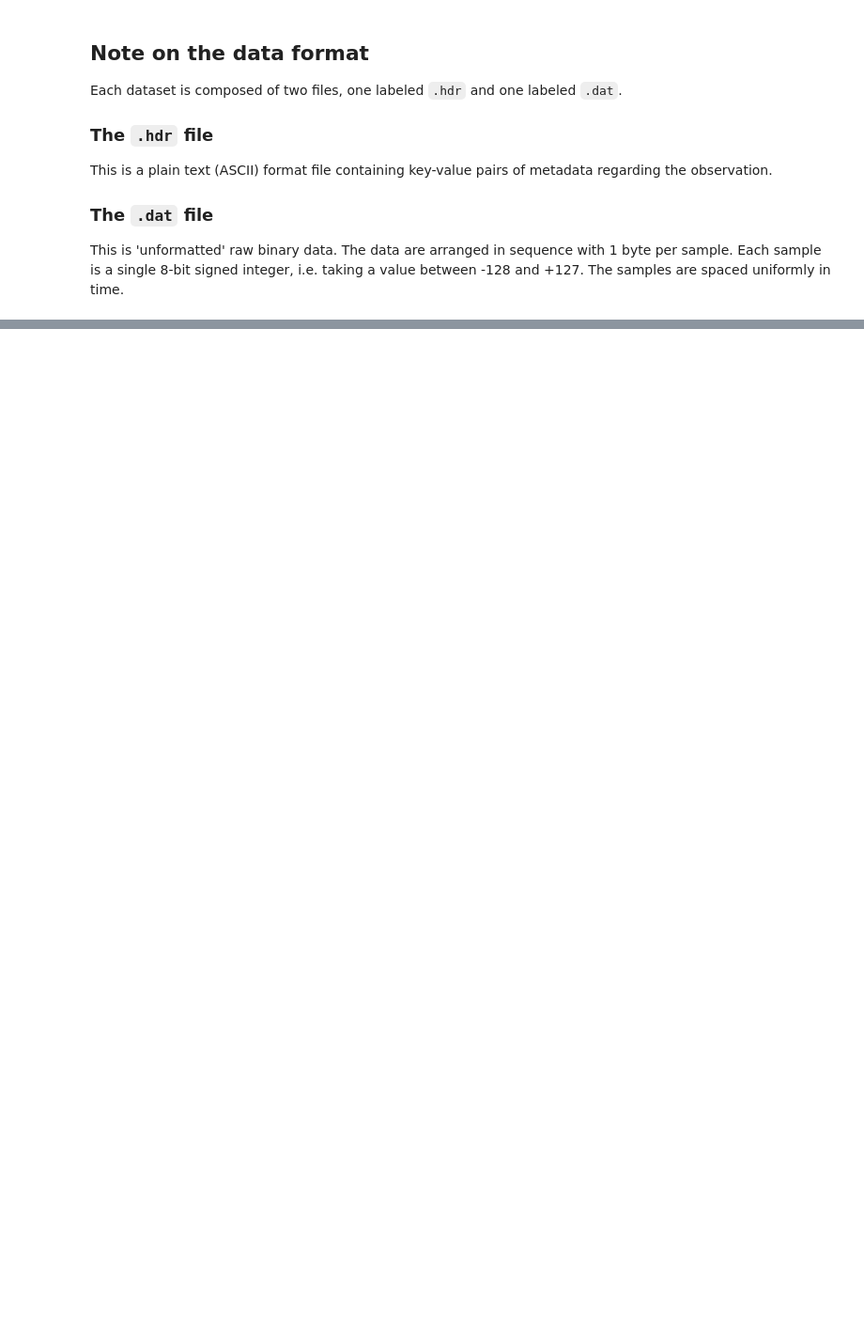
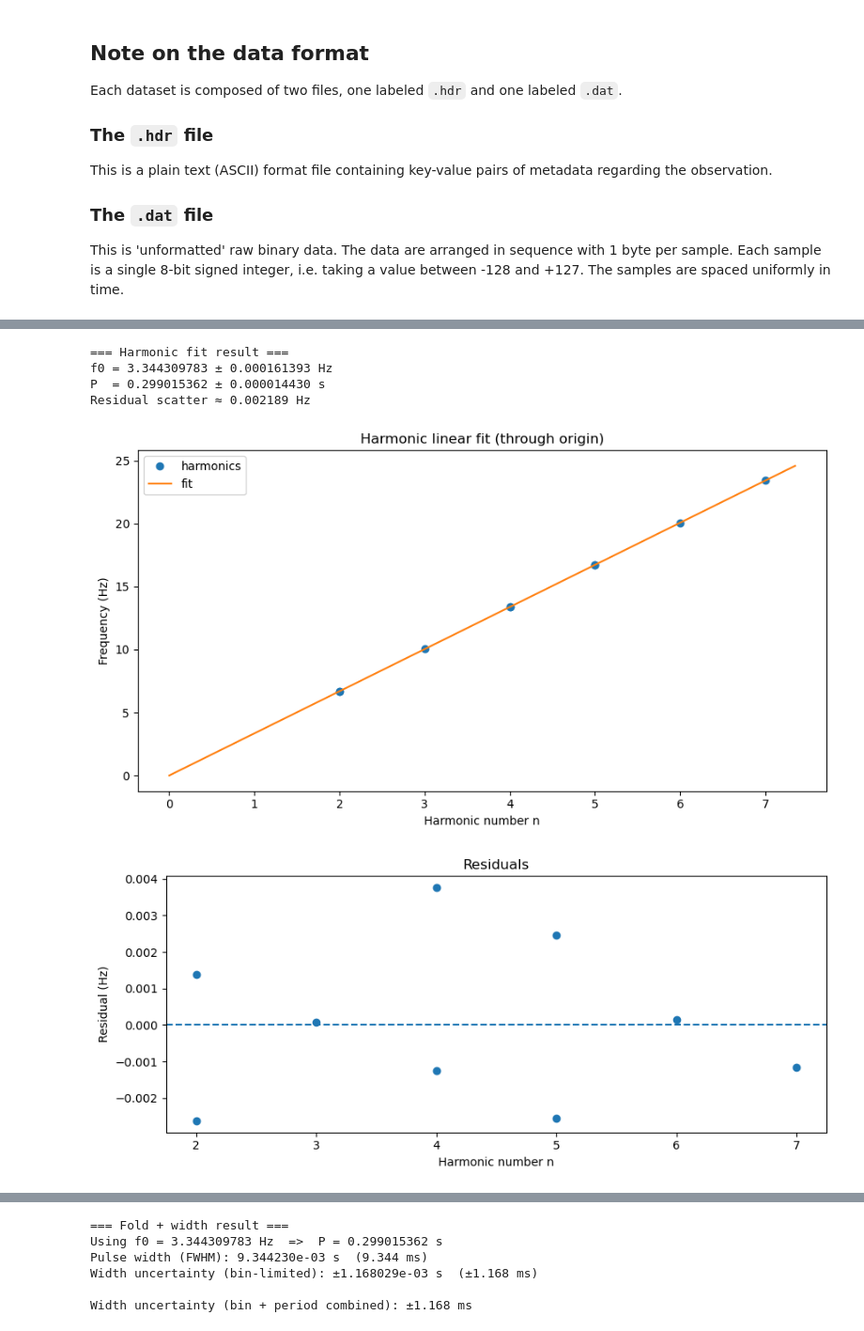
Before and after one commit to AliWA2022/Pulsars-Analysis-, a Jupyter notebook: Searching for Pulsars.ipynb, the cells around one changed output, grey strips where cells are left out. Shown at 94% size. Drawn from its saved outputs; the diff is of its cells as text; code cells hidden in the pictures; blank space fills up the shorter version.

```diff
--- a/Searching for Pulsars.ipynb
+++ b/Searching for Pulsars.ipynb
@@ -353,0 +630,35 @@ Pulse width (FWHM): 2.570670e-02 s  (25.707 ms)
+# %%
+# ----- PUT YOUR HARMONICS HERE -----
+n = np.array([2, 2, 3, 4, 4, 5, 5, 6, 7], dtype=float)
+
+f = np.array([
+    6.690,   # 2×
+    6.686,   # 2× (duplicate)
+    10.033,  # 3×
+    13.376,  # 4×
+    13.381,  # 4× (duplicate)
+    16.724,  # 5×
+    16.719,  # 5× (duplicate)
+    20.066,  # 6×
+    23.409   # 7×
+], dtype=float)
+
+# ----- RUN HARMONIC FIT (gives f0 and P) -----
+harm = fit_f0_from_arrays(n, f, do_plot=True)
+
+# ----- RUN FOLD + WIDTH (uses fitted f0; you must already have data and dt defined) -----
+# data = ...   (your raw time series array)
+# dt   = ...   (your sampling time in seconds)
+
+res = estimate_pulse_width(data, dt, f0_hz=harm["f0"], nbins=256, do_plot=True)
+
+# (optional) if you want to include P uncertainty too (usually tiny):
+W_unc_combined = combine_width_uncertainties(harm["P"], harm["P_unc"], nbins=256)
+print(f"\nWidth uncertainty (bin + period combined): ±{W_unc_combined*1e3:.3f} ms")
+# %% [output]
+=== Harmonic fit result ===
+f0 = 3.344309783 ± 0.000161393 Hz
+P  = 0.299015362 ± 0.000014430 s
+Residual scatter ≈ 0.002189 Hz
+[figure, added]
+[figure, added]
@@ -353,0 +666,6 @@ Pulse width (FWHM): 2.570670e-02 s  (25.707 ms)
+=== Fold + width result ===
+Using f0 = 3.344309783 Hz  =>  P = 0.299015362 s
+Pulse width (FWHM): 9.344230e-03 s  (9.344 ms)
+Width uncertainty (bin-limited): ±1.168029e-03 s  (±1.168 ms)
+
+Width uncertainty (bin + period combined): ±1.168 ms
```
Also changed, not shown: parts of 9 cells of this notebook.
